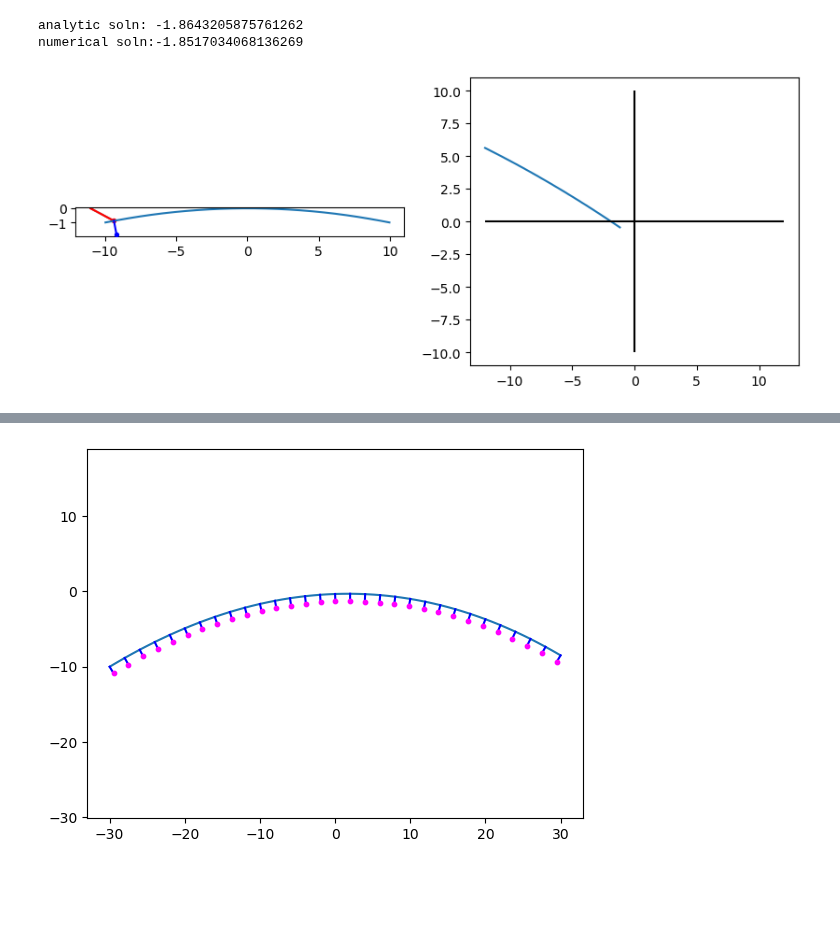
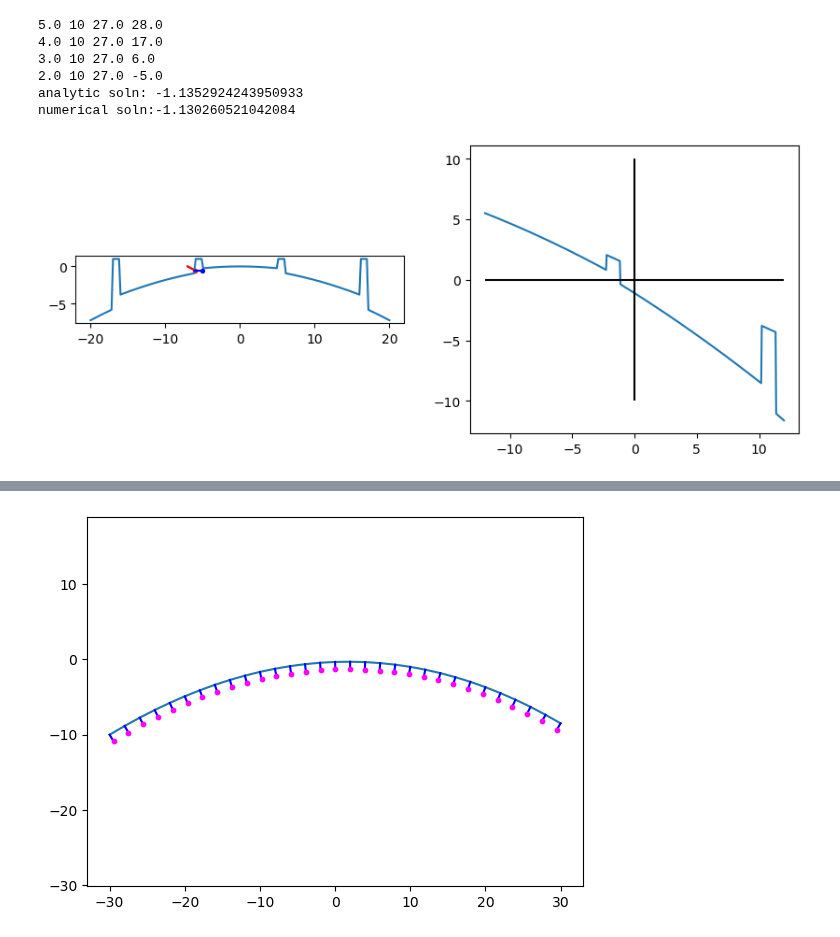
Before and after one commit to ellenle3/ifugen, a Jupyter notebook: python/surface_generator.ipynb, the cells around one changed output, grey strips where cells are left out. Saved outputs shown, nothing was run; the diff lists cells and outputs as text; code cells hidden in the pictures; blank space fills up the shorter version.

```diff
--- a/python/surface_generator.ipynb
+++ b/python/surface_generator.ipynb
@@ -40,26 +40,37 @@ def make_sample_txt(p, fn_out="custom_mirror_array_params_0.txt"):
 # %%
 p = ImageSlicerParams(
     custom = False,
-    cylinder = 0,
-    n_each = 1,
+    surface_type = 0,
+    n_each = 5,
     n_rows = 1,
-    n_cols = 1,
+    n_cols = 5,
     angle_mode = 0,
     dalpha = 0,
     dbeta = -8,
     dgamma = 5,
     gamma_offset = 0,
+    dzp_col = 0,
+    dzp_row = 0,
+    dsyx = 0,
+    dsyz = 0,
+    dsxy = 0,
+    dsxz = 0,
     alpha_cen = 0,
     beta_cen = 0,
     gamma_cen = 0,
-    dx = 20,
-    dy = 20,
+    zp_cen = 0,
+    syx_cen = 0,
+    syz_cen = 0,
+    sxy_cen = 0,
+    sxz_cen = 0,
+    dx = 10,
+    dy = 4,
     c = -1/50,
-    k = -1,
-    gx_width = 0,
-    gx_depth = -3,
+    k = -1.2,
+    gx_width = 1,
+    gx_depth = 1,
     gy_width = 0,
-    gy_depth = 2
+    gy_depth = 0
 )
 
 trace_walls = True
@@ -71,10 +82,15 @@ surf = np.zeros(len(x))
 for i,x1 in enumerate(x):
     surf[i] = make_image_slicer(x1, yt, p, custom_slice_params)
 
-xt = -11
+xt = -7
 l = -1.5
 m = 0.1
 n = 0.8
+
+#xt = -5
+#l = 0.2
+#m =  0
+#n = 0.8
 norm = np.sqrt(l*l+m*m+n*n)
 l /= norm
 m /= norm
@@ -90,36 +106,40 @@ print("analytic soln: " + str(ray_out.t))
 t = np.linspace(-12, 12, 500)
 feval = np.zeros(len(t))
 for i,t1 in enumerate(t):
     feval[i] = transfer_equation(t1, xt, yt, l, m, n, p, custom_slice_params)
 idx = np.nanargmin(np.abs(feval))
 tnum = t[idx]
 print("numerical soln:" + str(tnum))
 
 fig, axs = plt.subplots(nrows=1, ncols=2, figsize=(10,4))
 axs[0].plot(x, surf)
 
 # Draw analytically calculated ray and surface normal
 axs[0].plot([ray_in.xt, ray_out.xs], [0, ray_out.zs], c='r', zorder=1)
 axs[0].scatter([ray_out.xs], [ray_out.zs], c='r', s=8, zorder=1)
 axs[0].plot([ray_out.xs, ray_out.xs + ray_out.ln], [ray_out.zs, ray_out.zs + ray_out.nn], c='b')
 axs[0].scatter([ray_out.xs + ray_out.ln], [ray_out.zs + ray_out.nn], c='b', s=8, zorder=10)
 
 # Numerically determined ray
 axs[0].plot([ray_in.xt, ray_in.xt + tnum*ray_in.l], [0, tnum*ray_in.n], c='gray', zorder=0)
 axs[0].scatter([ray_in.xt + tnum*ray_in.l], [tnum*ray_in.n], c='gray', s=8, zorder=0)
 
 axs[0].set_aspect("equal")
 
 axs[1].plot(t, feval)
 axs[1].hlines(0, t[0], t[-1], colors='k')
 axs[1].vlines(0, -10, 10, colors='k')
 #axs[1].set_ylim(np.nanmin(feval), np.nanmax(feval))
 
 plt.show()
 # %% [output]
-analytic soln: -1.8643205875761262
-numerical soln:-1.8517034068136269
+5.0 10 27.0 28.0
+4.0 10 27.0 17.0
+3.0 10 27.0 6.0
+2.0 10 27.0 -5.0
+analytic soln: -1.1352924243950933
+numerical soln:-1.130260521042084
-[figure, old version]
+[figure, new version]
 # %%
 p = ImageSlicerParams(
     custom = 0,
```
Also changed, not shown: parts of 1 cell of this notebook, 7 other files.
